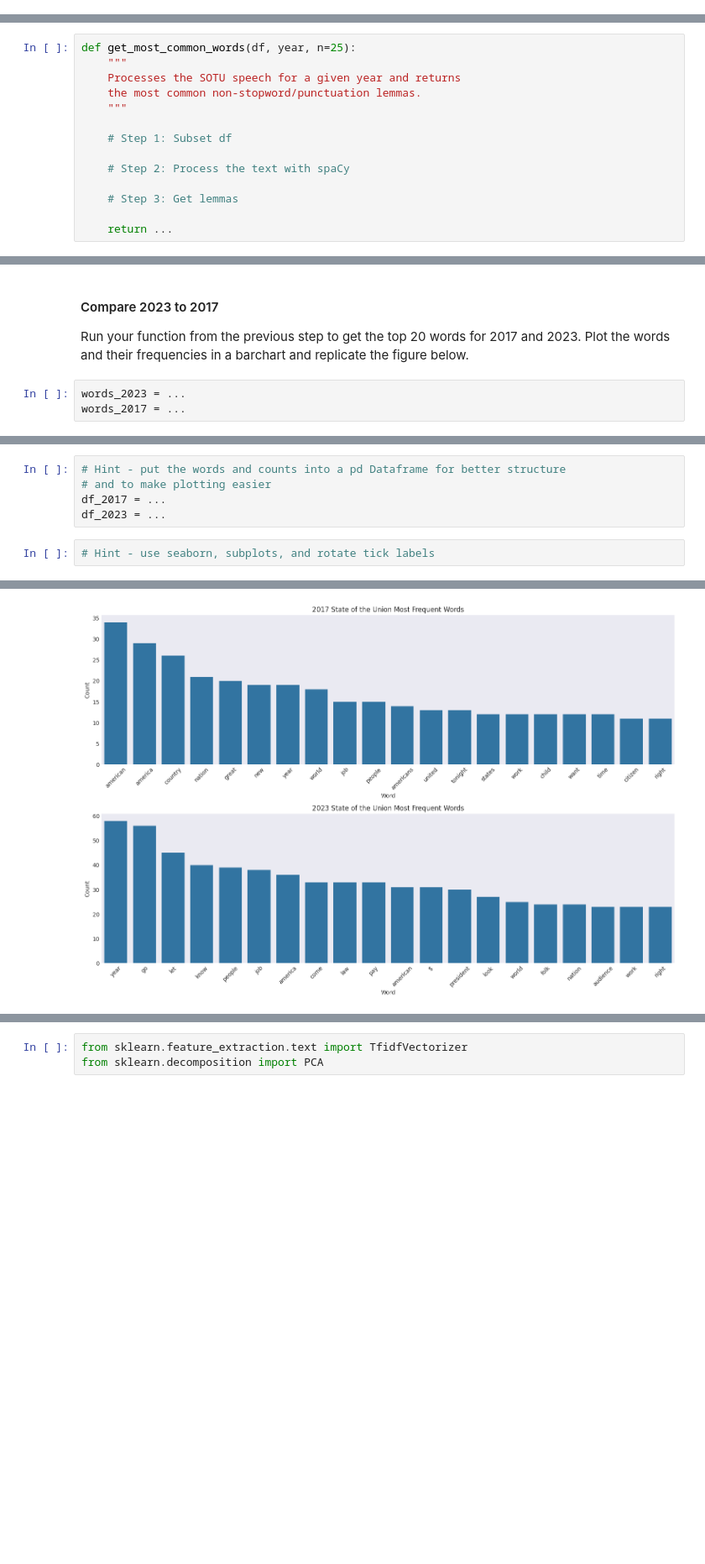
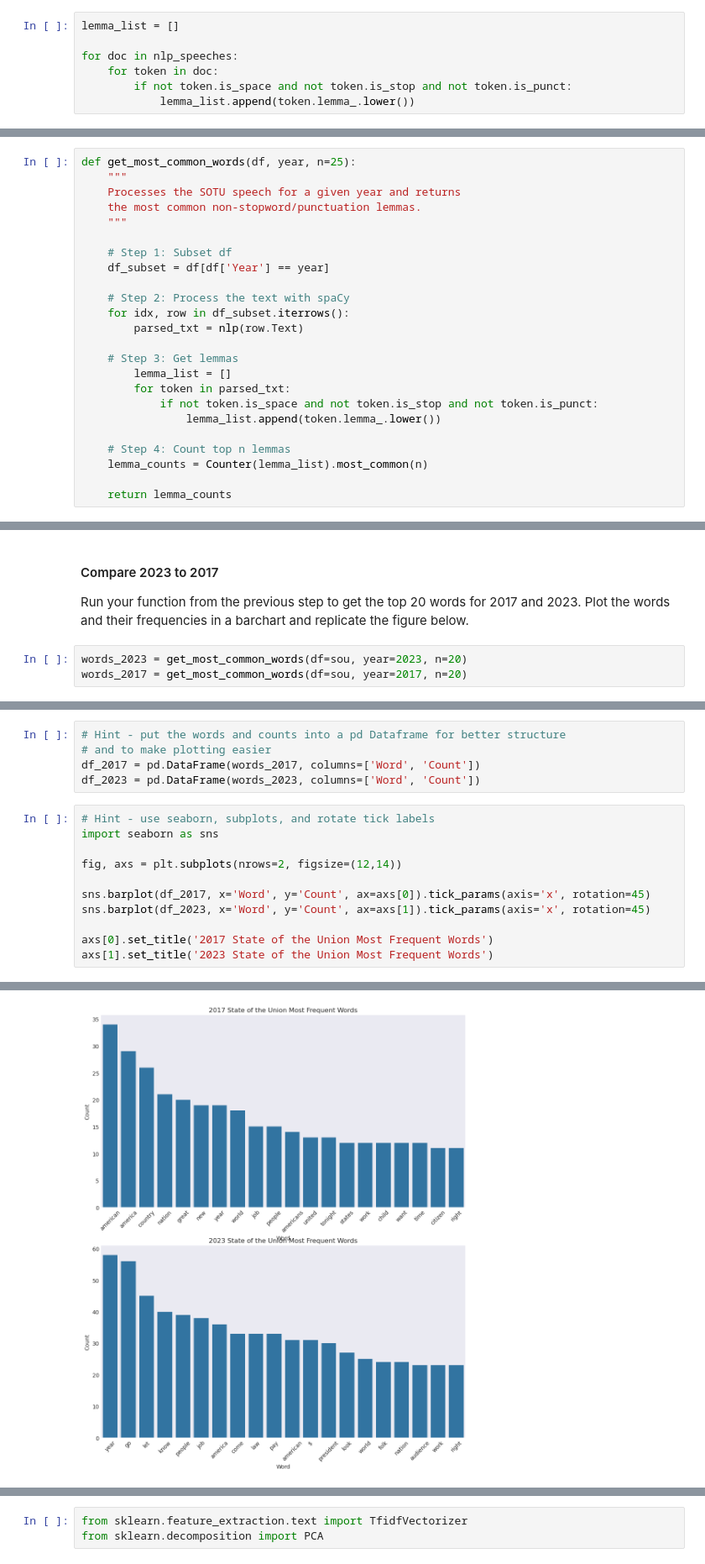
Before and after one commit to UCB-stat-159-f25/proj02-group02, a Jupyter notebook: nlp-P02.ipynb, the cells around one changed output, grey strips where cells are left out. Shown: that part at 84% size. Cells and saved outputs as stored; diff of their text form; blank space fills up the shorter version.

Commit message:
completed Tokenization, Lemmatization, and Word Frequency in part 2

```diff
--- a/nlp-P02.ipynb
+++ b/nlp-P02.ipynb
@@ -271,4 +287,11 @@ Create a list of tokens across all speeches that are not spaces, stopwords, or p
 #### Lemma List
 
 Do the same as above, but for lemmas. *Hint: recall lemmas are components of words. Each token should have an attribute to extract the lemma.*
+# %%
+lemma_list = []
+
+for doc in nlp_speeches:
+    for token in doc:
+        if not token.is_space and not token.is_stop and not token.is_punct:
+            lemma_list.append(token.lemma_.lower())
 # %%
@@ -326,11 +351,21 @@ def get_most_common_words(df, year, n=25):
     """
 
     # Step 1: Subset df
+    df_subset = df[df['Year'] == year]
 
     # Step 2: Process the text with spaCy
+    for idx, row in df_subset.iterrows():
+        parsed_txt = nlp(row.Text)
 
     # Step 3: Get lemmas
+        lemma_list = []
+        for token in parsed_txt:
+            if not token.is_space and not token.is_stop and not token.is_punct:
+                lemma_list.append(token.lemma_.lower())
 
-    return ...
+    # Step 4: Count top n lemmas
+    lemma_counts = Counter(lemma_list).most_common(n)
+
+    return lemma_counts
 # %%
 # test it on 2024
@@ -350,8 +386,8 @@ def get_most_common_words(df, year, n=25):
 
 Run your function from the previous step to get the top 20 words for 2017 and 2023. Plot the words and their frequencies in a barchart and replicate the figure below.
 # %%
-words_2023 = ...
-words_2017 = ...
+words_2023 = get_most_common_words(df=sou, year=2023, n=20)
+words_2017 = get_most_common_words(df=sou, year=2017, n=20)
 # %%
 words_2023
 # %% [output]
@@ -401,8 +437,17 @@ words_2017
 # %%
 # Hint - put the words and counts into a pd Dataframe for better structure
 # and to make plotting easier
-df_2017 = ...
-df_2023 = ...
+df_2017 = pd.DataFrame(words_2017, columns=['Word', 'Count'])
+df_2023 = pd.DataFrame(words_2023, columns=['Word', 'Count'])
 # %%
 # Hint - use seaborn, subplots, and rotate tick labels
+import seaborn as sns
+
+fig, axs = plt.subplots(nrows=2, figsize=(12,14))
+
+sns.barplot(df_2017, x='Word', y='Count', ax=axs[0]).tick_params(axis='x', rotation=45)
+sns.barplot(df_2023, x='Word', y='Count', ax=axs[1]).tick_params(axis='x', rotation=45)
+
+axs[0].set_title('2017 State of the Union Most Frequent Words')
+axs[1].set_title('2023 State of the Union Most Frequent Words')
 # %% [output]
@@ -409,4 +455,4 @@ df_2023 = ...
-[figure, old version]
+[figure, new version]
 # %% [markdown]
 ### TF-IDF Vectorization
 
```
Also changed, not shown: parts of 8 cells of this notebook.
